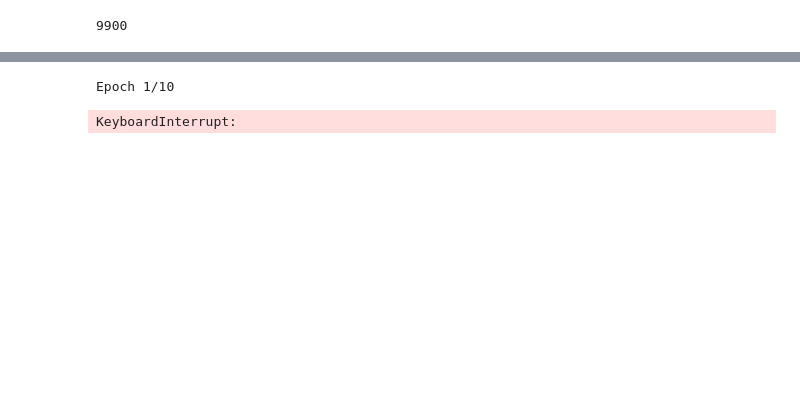
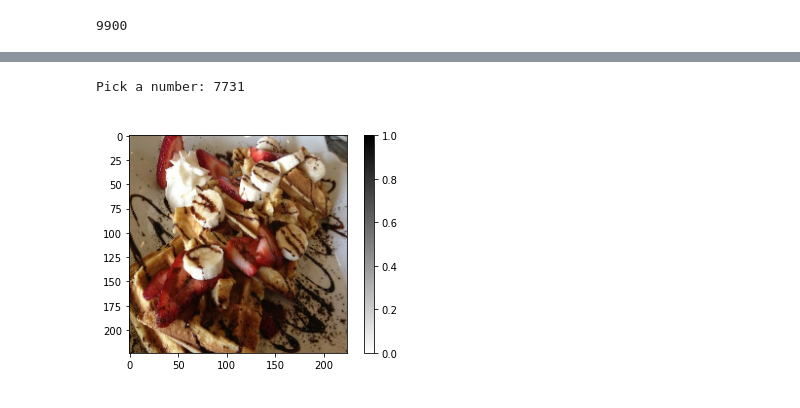
Before and after one commit to mpolimen34/L.E.M.o.N, a Jupyter notebook: code/image_recognition/demo_food.ipynb, the cells around one changed output, grey strips where cells are left out. Saved outputs shown, nothing was run; the diff lists cells and outputs as text; code cells hidden in the pictures; blank space fills up the shorter version.

```diff
--- a/code/image_recognition/demo_food.ipynb
+++ b/code/image_recognition/demo_food.ipynb
@@ -136,6 +138,8 @@ def show_batch(image_batch, label_batch):
 
 image_batch = np.reshape(image_batch.numpy(), (9900, 224, 224))
 test_image_batch = np.reshape(test_image_batch.numpy(), (100, 224, 224))
+
+image_batch, test_image_batch = image_batch / 255.0, test_image_batch / 255.0
 # %%
 # image_batch.shape
 # %%
@@ -227,9 +227,6 @@ model.compile(optimizer='adam',
               metrics=['accuracy'])
 # %%
 model.fit(image_batch, train_labels, epochs=10)  # we pass the data, labels and epochs and watch the magic!
-# %% [output]
-Epoch 1/10
-KeyboardInterrupt:
 # %%
 # np.transpose(np.nonzero(label_batch[5].numpy()))[0][0]
 # %%
@@ -246,32 +243,35 @@ def predict(model, image, correct_label):
        'hamburger', 'hot_dog', 'ice_cream', 'macaroni_and_cheese',
        'ramen', 'steak', 'waffles']
   prediction = model.predict(np.array([image]))
   predicted_class = class_names[np.argmax(prediction)]
 
   show_image(image, class_names[correct_label], predicted_class)
 
 
 def show_image(img, label, guess):
   plt.figure()
   plt.imshow(img, cmap=plt.cm.binary)
-  plt.title("Excpected: " + label)
+  plt.title("Expected: " + label)
   plt.xlabel("Guess: " + guess)
   plt.colorbar()
   plt.grid(False)
   plt.show()
 
 
 def get_number():
   while True:
     num = input("Pick a number: ")
     if num.isdigit():
       num = int(num)
-      if 0 <= num <= 1000:
+      if 0 <= num <= 9800:
         return int(num)
     else:
       print("Try again...")
 
 num = get_number()
 image = image_batch[num]
 label = train_labels[num]
 predict(model, image, label)
+# %% [output]
+Pick a number: 7731
+[figure, added]
```
Also changed, not shown: parts of 11 cells of this notebook, 1 other file.
